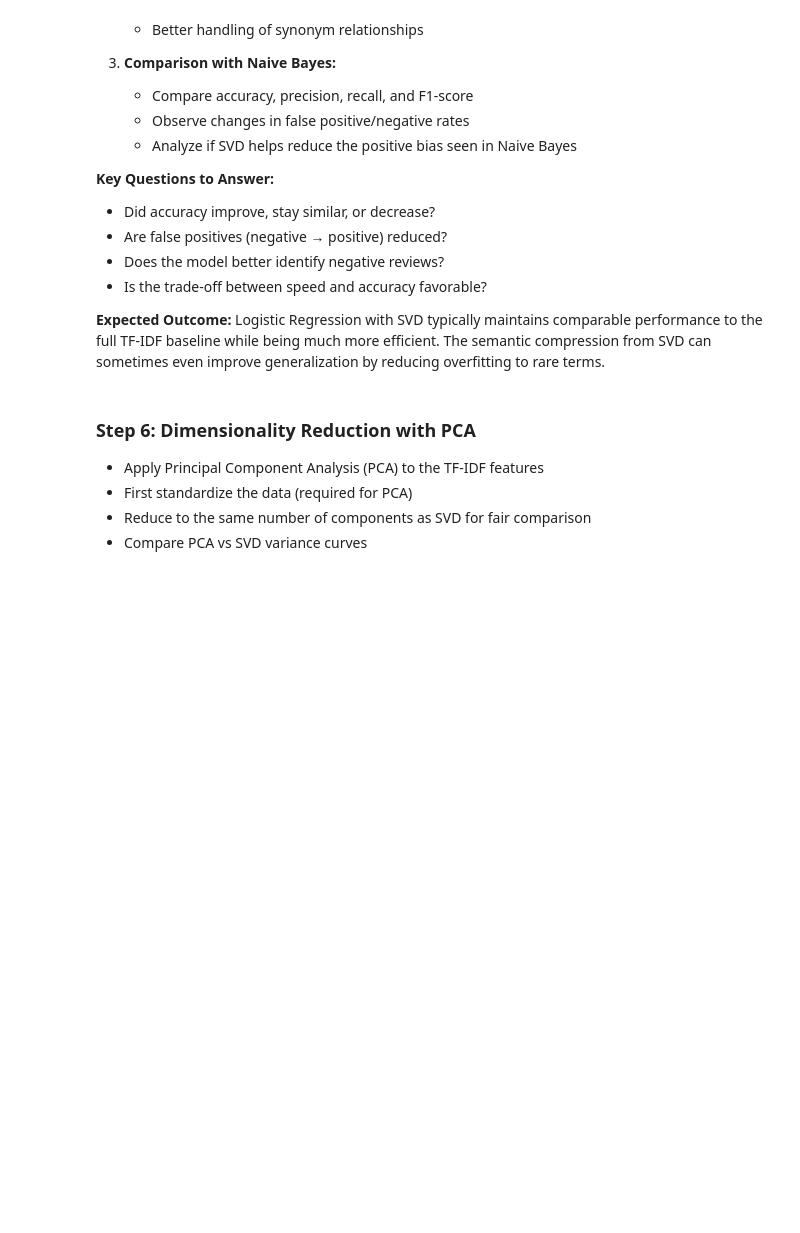
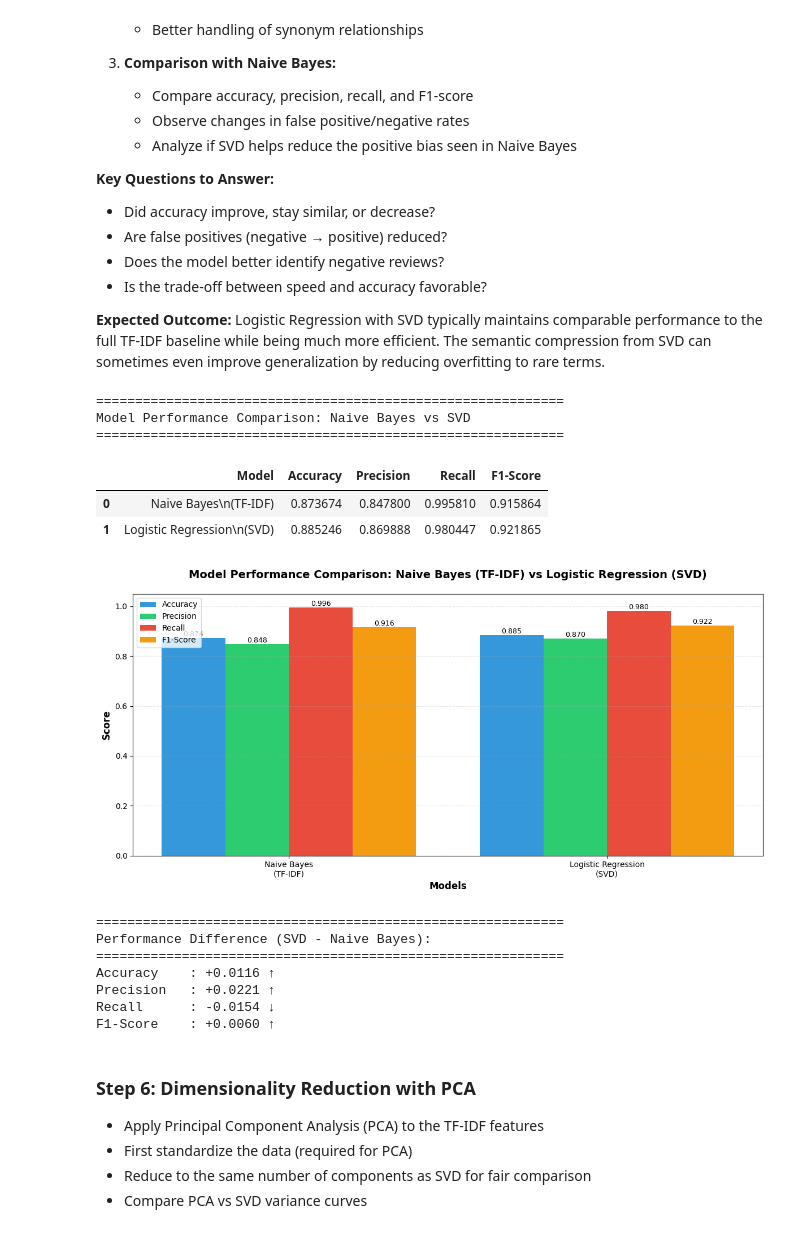
Before and after one commit to kkim8781294/PROG8245-ml-final-project-group3, a Jupyter notebook: TextClassificationFinalProjectGroup3.ipynb, the cells around one changed output. Drawn from its saved outputs; the diff is of its cells as text; code cells hidden in the pictures; blank space fills up the shorter version.

Commit message:
Add model performance comparison chart for Naive Bayes vs SVD

```diff
--- a/TextClassificationFinalProjectGroup3.ipynb
+++ b/TextClassificationFinalProjectGroup3.ipynb
@@ -549,6 +549,76 @@ Comparing the SVD-based Logistic Regression model with the Naive Bayes baseline:
 
 **Expected Outcome:**
 Logistic Regression with SVD typically maintains comparable performance to the full TF-IDF baseline while being much more efficient. The semantic compression from SVD can sometimes even improve generalization by reducing overfitting to rare terms.
+# %%
+# Compare Naive Bayes and Logistic Regression (SVD) performance
+comparison_data = {
+    'Model': ['Naive Bayes\n(TF-IDF)', 'Logistic Regression\n(SVD)'],
+    'Accuracy': [metrics_nb['accuracy'], metrics_svd['accuracy']],
+    'Precision': [metrics_nb['precision'], metrics_svd['precision']],
+    'Recall': [metrics_nb['recall'], metrics_svd['recall']],
+    'F1-Score': [metrics_nb['f1'], metrics_svd['f1']]
+}
+
+comparison_df = pd.DataFrame(comparison_data)
+print("=" * 60)
+print("Model Performance Comparison: Naive Bayes vs SVD")
+print("=" * 60)
+display(comparison_df)
+
+# Visualize comparison with grouped bar chart
+fig, ax = plt.subplots(figsize=(12, 6))
+x = np.arange(len(comparison_data['Model']))
+width = 0.2
+
+bars1 = ax.bar(x - 1.5*width, comparison_df['Accuracy'], width, label='Accuracy', color='#3498db')
+bars2 = ax.bar(x - 0.5*width, comparison_df['Precision'], width, label='Precision', color='#2ecc71')
+bars3 = ax.bar(x + 0.5*width, comparison_df['Recall'], width, label='Recall', color='#e74c3c')
+bars4 = ax.bar(x + 1.5*width, comparison_df['F1-Score'], width, label='F1-Score', color='#f39c12')
+
+# Add value labels on bars
+for bars in [bars1, bars2, bars3, bars4]:
+    for bar in bars:
+        height = bar.get_height()
+        ax.text(bar.get_x() + bar.get_width()/2., height,
+                f'{height:.3f}',
+                ha='center', va='bottom', fontsize=9)
+
+ax.set_xlabel('Models', fontsize=12, fontweight='bold')
+ax.set_ylabel('Score', fontsize=12, fontweight='bold')
+ax.set_title('Model Performance Comparison: Naive Bayes (TF-IDF) vs Logistic Regression (SVD)',
+             fontsize=14, fontweight='bold', pad=20)
+ax.set_xticks(x)
+ax.set_xticklabels(comparison_data['Model'])
+ax.legend(loc='upper left', fontsize=10)
+ax.set_ylim([0, 1.05])
+ax.grid(axis='y', alpha=0.3, linestyle='--')
+
+plt.tight_layout()
+plt.show()
+
+# Performance difference analysis
+print("\n" + "=" * 60)
+print("Performance Difference (SVD - Naive Bayes):")
+print("=" * 60)
+for metric in ['Accuracy', 'Precision', 'Recall', 'F1-Score']:
+    diff = comparison_df[metric][1] - comparison_df[metric][0]
+    direction = "↑" if diff > 0 else "↓" if diff < 0 else "→"
+    print(f"{metric:12s}: {diff:+.4f} {direction}")
+# %% [output]
+============================================================
+Model Performance Comparison: Naive Bayes vs SVD
+============================================================
+|  | Model | Accuracy | Precision | Recall | F1-Score |
+| 0 | Naive Bayes\n(TF-IDF) | 0.873674 | 0.847800 | 0.995810 | 0.915864 |
+| 1 | Logistic Regression\n(SVD) | 0.885246 | 0.869888 | 0.980447 | 0.921865 |
+[figure, added]
+============================================================
+Performance Difference (SVD - Naive Bayes):
+============================================================
+Accuracy    : +0.0116 ↑
+Precision   : +0.0221 ↑
+Recall      : -0.0154 ↓
+F1-Score    : +0.0060 ↑
 # %% [markdown]
 ### Step 6: Dimensionality Reduction with PCA
 - Apply Principal Component Analysis (PCA) to the TF-IDF features
```
